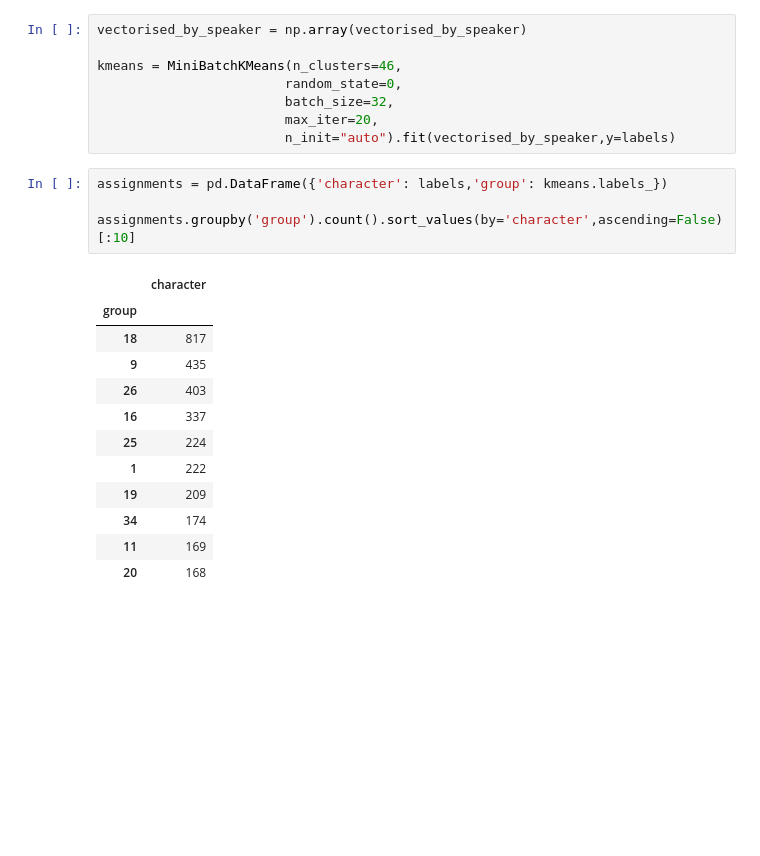
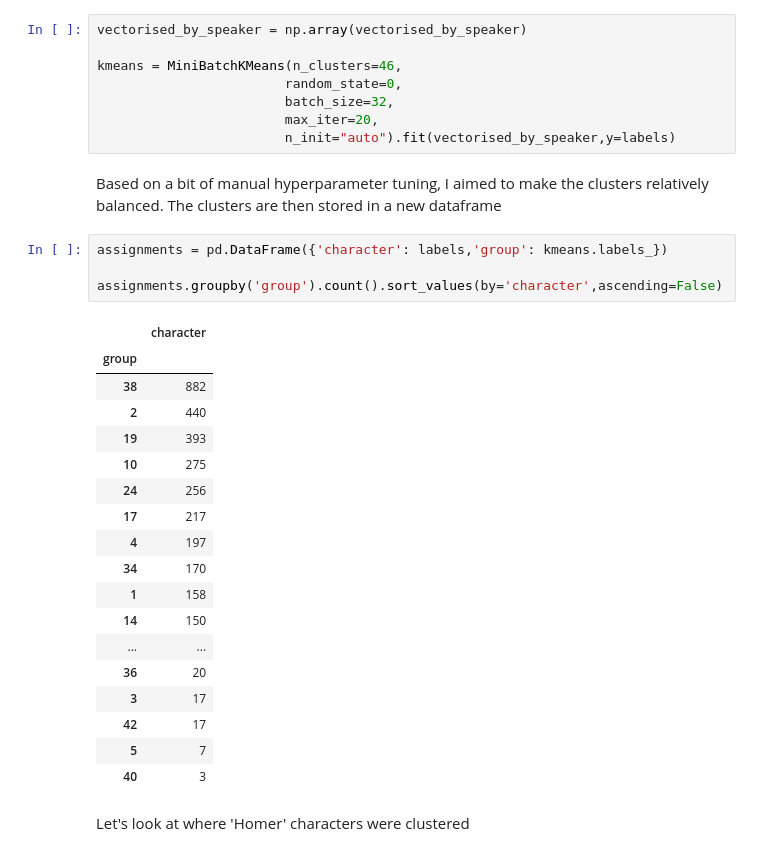
Before and after one commit to blintkcsis/Exploring-word2vec, a Jupyter notebook: word2vec.ipynb, the cells around one changed output. Cells and saved outputs as stored; diff of their text form; blank space fills up the shorter version.

```diff
--- a/word2vec.ipynb
+++ b/word2vec.ipynb
@@ -475,23 +489,33 @@ kmeans = MiniBatchKMeans(n_clusters=46,
                         batch_size=32,
                         max_iter=20,
                         n_init="auto").fit(vectorised_by_speaker,y=labels)
+# %% [markdown]
+Based on a bit of manual hyperparameter tuning, I aimed to make the clusters relatively balanced. The clusters are then stored in a new dataframe
 # %%
 assignments = pd.DataFrame({'character': labels,'group': kmeans.labels_})
 
-assignments.groupby('group').count().sort_values(by='character',ascending=False)[:10]
+assignments.groupby('group').count().sort_values(by='character',ascending=False)
 # %% [output]
 |  | character |
 | group |  |
-| 18 | 817 |
-| 9 | 435 |
-| 26 | 403 |
-| 16 | 337 |
-| 25 | 224 |
-| 1 | 222 |
-| 19 | 209 |
-| 34 | 174 |
-| 11 | 169 |
-| 20 | 168 |
+| 38 | 882 |
+| 2 | 440 |
+| 19 | 393 |
+| 10 | 275 |
+| 24 | 256 |
+| 17 | 217 |
+| 4 | 197 |
+| 34 | 170 |
+| 1 | 158 |
+| 14 | 150 |
+| ... | ... |
+| 36 | 20 |
+| 3 | 17 |
+| 42 | 17 |
+| 5 | 7 |
+| 40 | 3 |
+# %% [markdown]
+Let's look at where 'Homer' characters were clustered
 # %%
 assignments[assignments['character'].str.contains("Homer")].sort_values(by='group')
 # %% [output]
```
Also changed, not shown: parts of 31 cells of this notebook.
